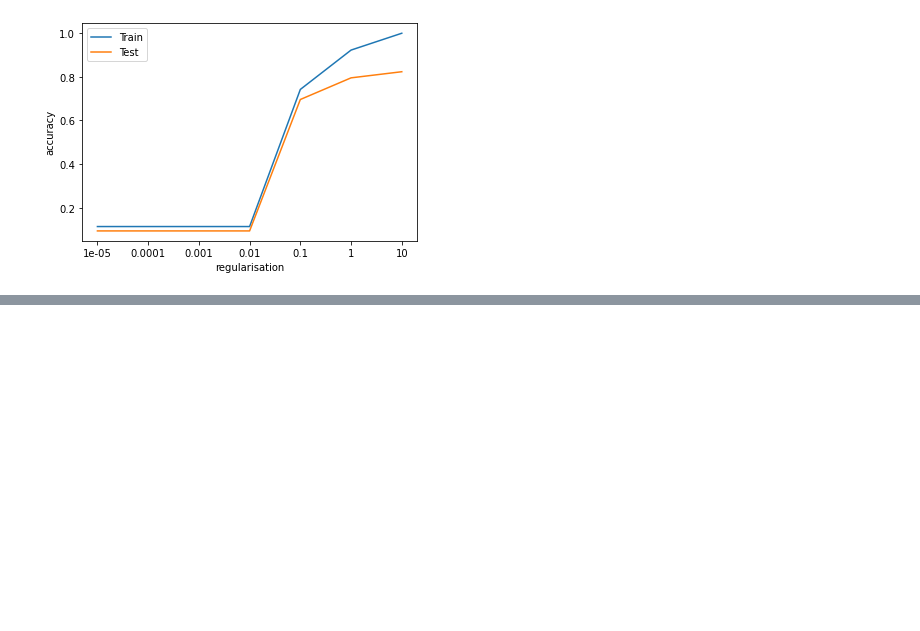
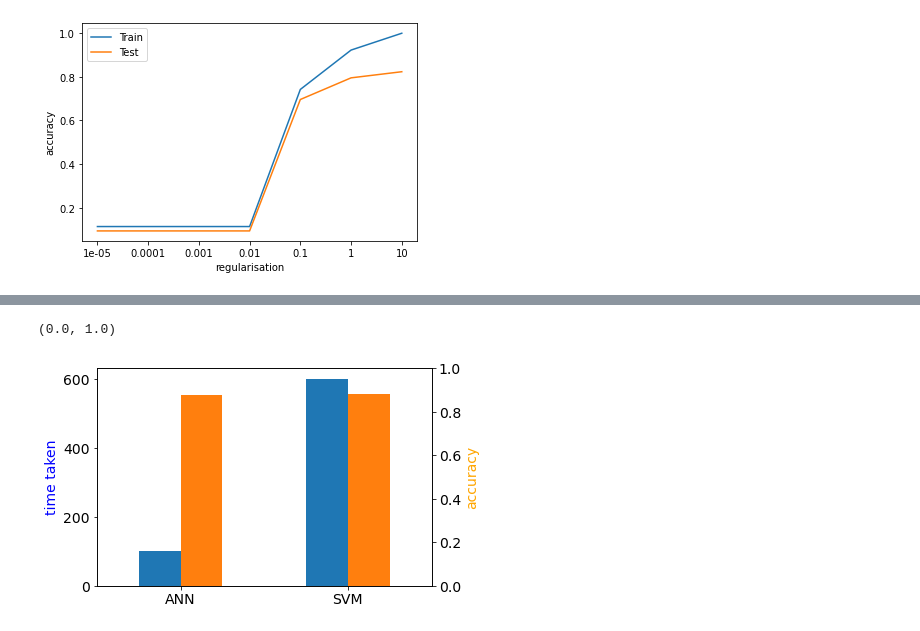
Before and after one commit to lucy-randewich/ML_coursework, a Jupyter notebook: 2-Classifiers.ipynb, the cells around one changed output, grey strips where cells are left out. Drawn from its saved outputs; the diff is of its cells as text; code cells hidden in the pictures; blank space fills up the shorter version.

```diff
--- a/2-Classifiers.ipynb
+++ b/2-Classifiers.ipynb
@@ -369,0 +371,16 @@ Text(0, 0.5, '2nd Principal Component')
+# %%
+# Compare ANN with SVM
+
+X = ["ANN", "SVM"]
+X_axis = np.arange(len(X))
+times = [100.71, 600.15]
+test_accuracies = [0.879, 0.884]
+
+df = pd.DataFrame({'time taken': times, 'accuracy': test_accuracies}, index=['ANN', 'SVM'])
+ax = df.plot(kind='bar', secondary_y='accuracy', rot=0, legend=False, fontsize=14)
+ax.set_ylabel('time taken', fontsize=14, color="blue")
+ax.right_ax.set_ylabel('accuracy', fontsize=14, color="orange")
+ax.right_ax.set_ylim(0, 1)
+# %% [output]
+(0.0, 1.0)
+[figure, added]
```
Also changed, not shown: parts of 3 cells of this notebook, 5 other files.
